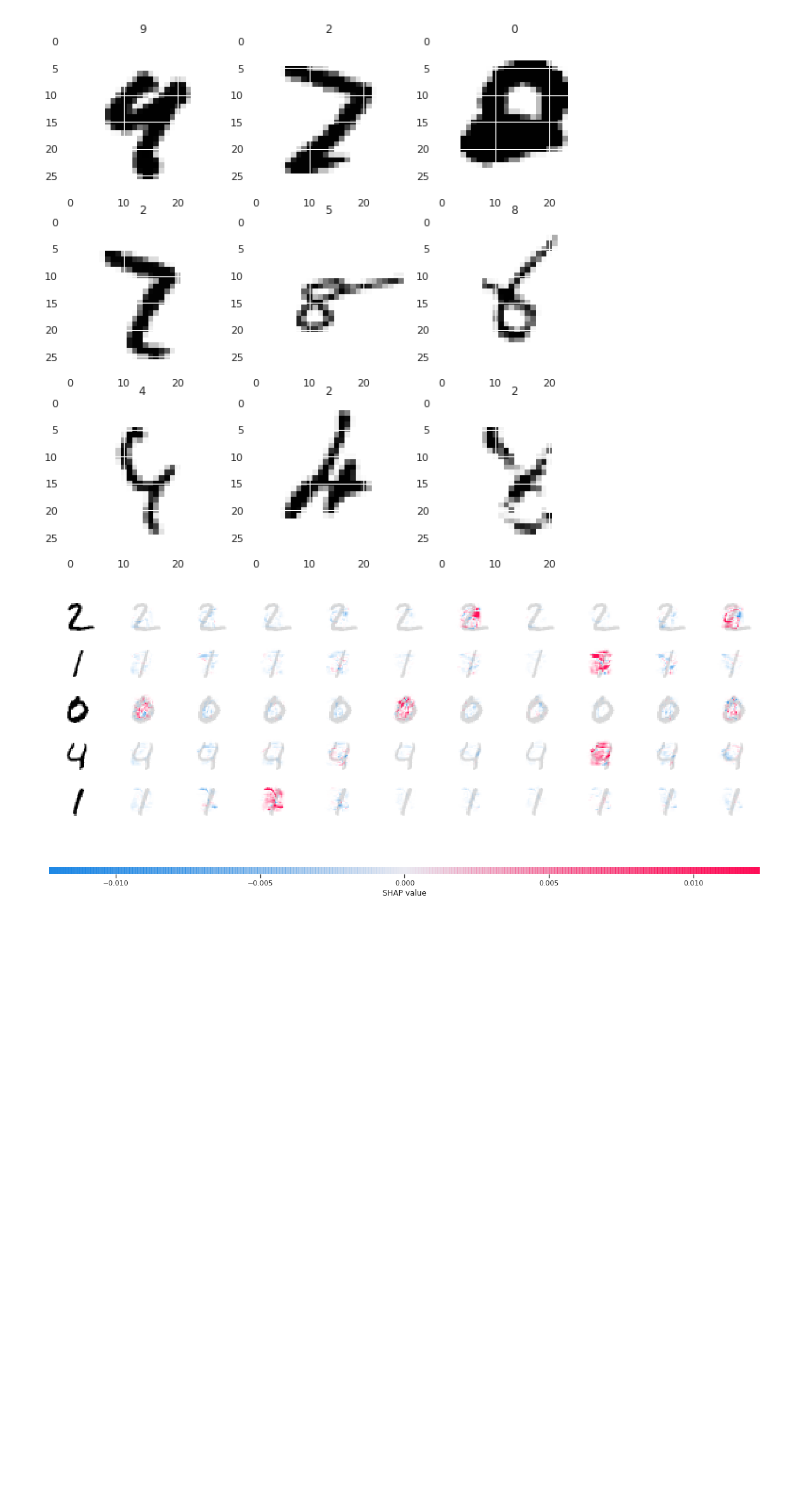
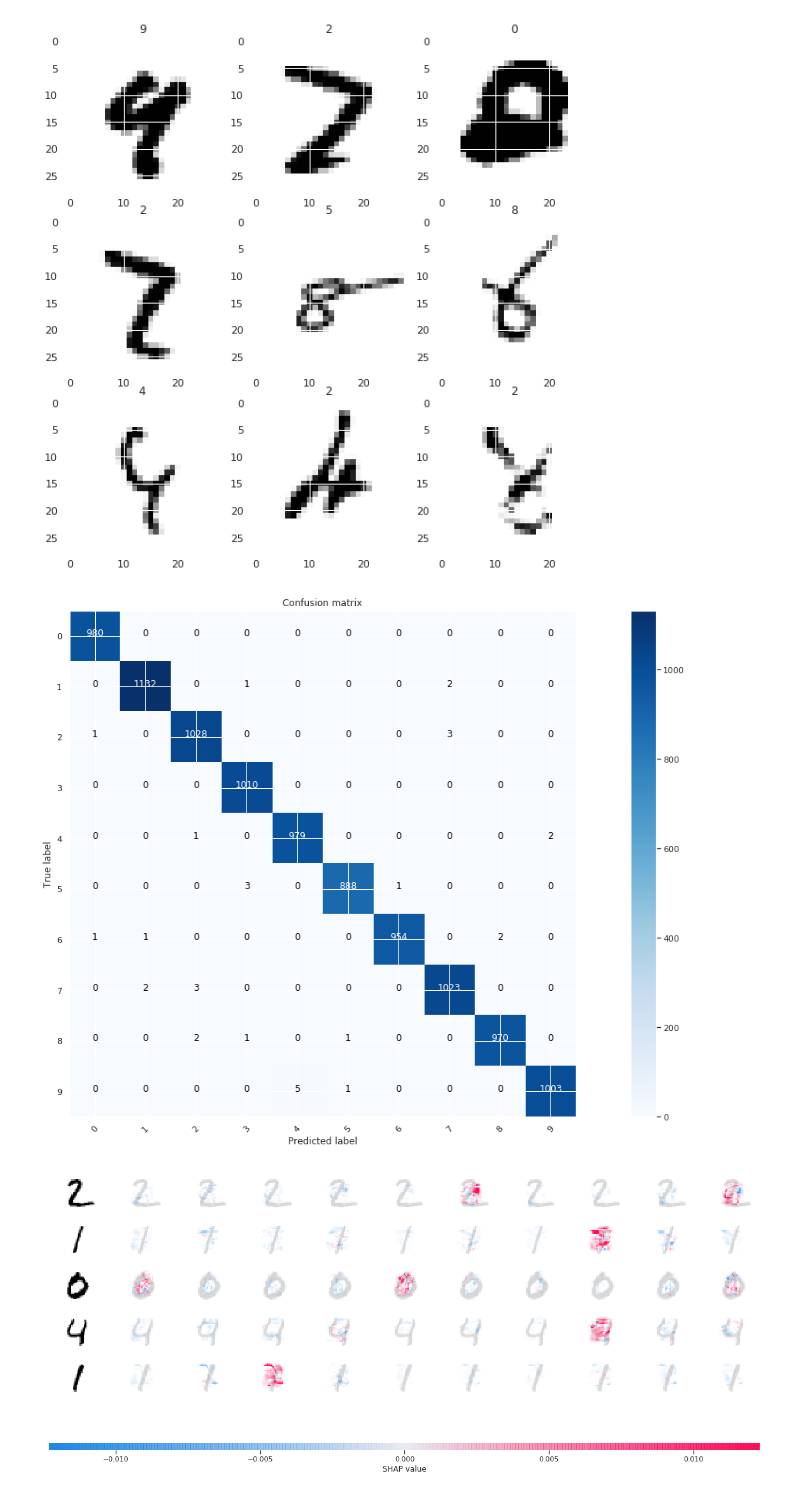
Before and after one commit to Guerouan/Handwriting-digits-recognition-Shap-explainability-, a Jupyter notebook: hand_writing_digits_recognition.ipynb, the cells around one changed output. Drawn from its saved outputs; the diff is of its cells as text; code cells hidden in the pictures; blank space fills up the shorter version.

```diff
--- a/hand_writing_digits_recognition.ipynb
+++ b/hand_writing_digits_recognition.ipynb
@@ -509,6 +509,11 @@ for i in range(number_samples//3):
 plt.show()
 # %% [output]
 [figure]
+# %%
+confusion_mtx = confusion_matrix(y_true, y_pred)
+plot_confusion_matrix(confusion_mtx, classes = range(10))
+# %% [output]
+[figure, added]
 # %%
 # select a set of background examples to take an expectation over
 background = x_train[np.random.choice(x_train.shape[0], 100, replace=False)]
```
